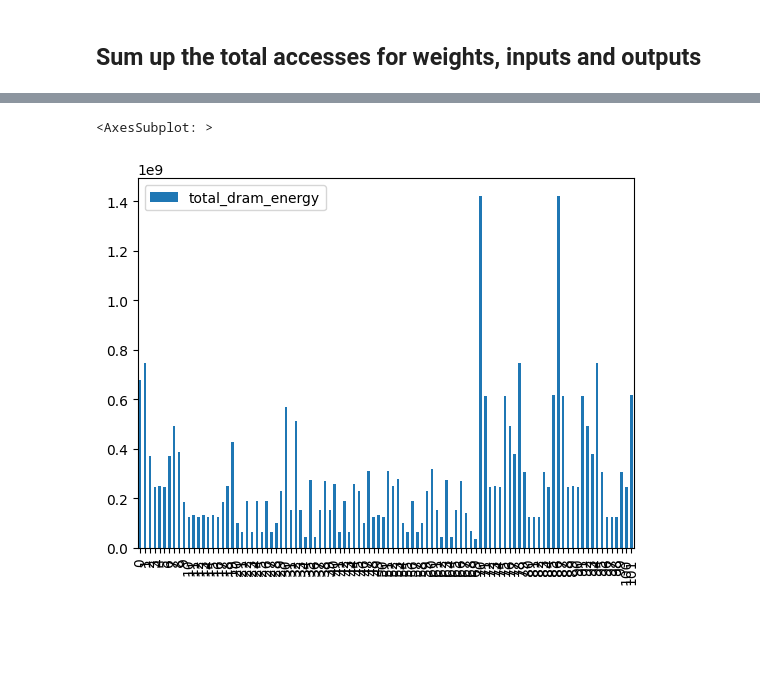
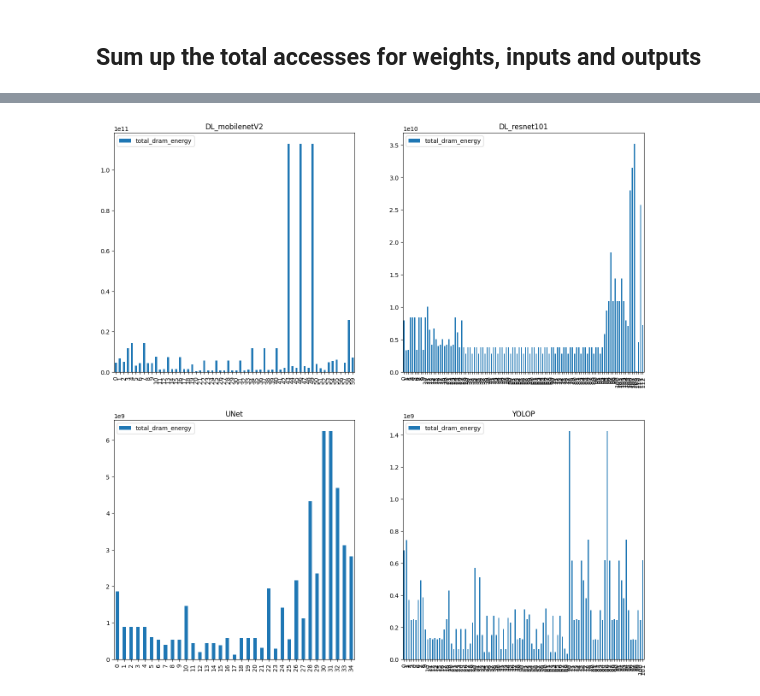
Before and after one commit to itiv-kit/dnn-model-exploration, a Jupyter notebook: evaluation_scripts/dram_accesses.ipynb, the cells around one changed output, grey strips where cells are left out. Saved outputs shown, nothing was run; the diff lists cells and outputs as text; code cells hidden in the pictures; blank space fills up the shorter version.

```diff
--- a/evaluation_scripts/dram_accesses.ipynb
+++ b/evaluation_scripts/dram_accesses.ipynb
@@ -50,5 +42,13 @@ Energy: 27.94mJ
-# %%
-df.plot(kind='bar', y='total_dram_energy',  use_index=True)
-# %% [output]
-<AxesSubplot: >
-[figure, removed]
+# %%
+import matplotlib.pyplot as plt
+
+fix, ax = plt.subplots(nrows=2, ncols=2, figsize=(16,16))
+axes = ax.flatten()
+datas = {}
+
+for ax, df, fn in zip(axes, [df_dl_mobile, df_dl_resnet101, df_unet, df_yolop], ['DL_mobilenetV2', 'DL_resnet101', 'UNet', 'YOLOP']):
+    # ax.set_xlim(left=0.6, right=0.82)
+    df.plot(kind='bar', y='total_dram_energy', use_index=True, ax=ax)
+    ax.set_title(fn)
+# %% [output]
+[figure, added]
```
Also changed, not shown: parts of 4 cells of this notebook, 34 other files.
